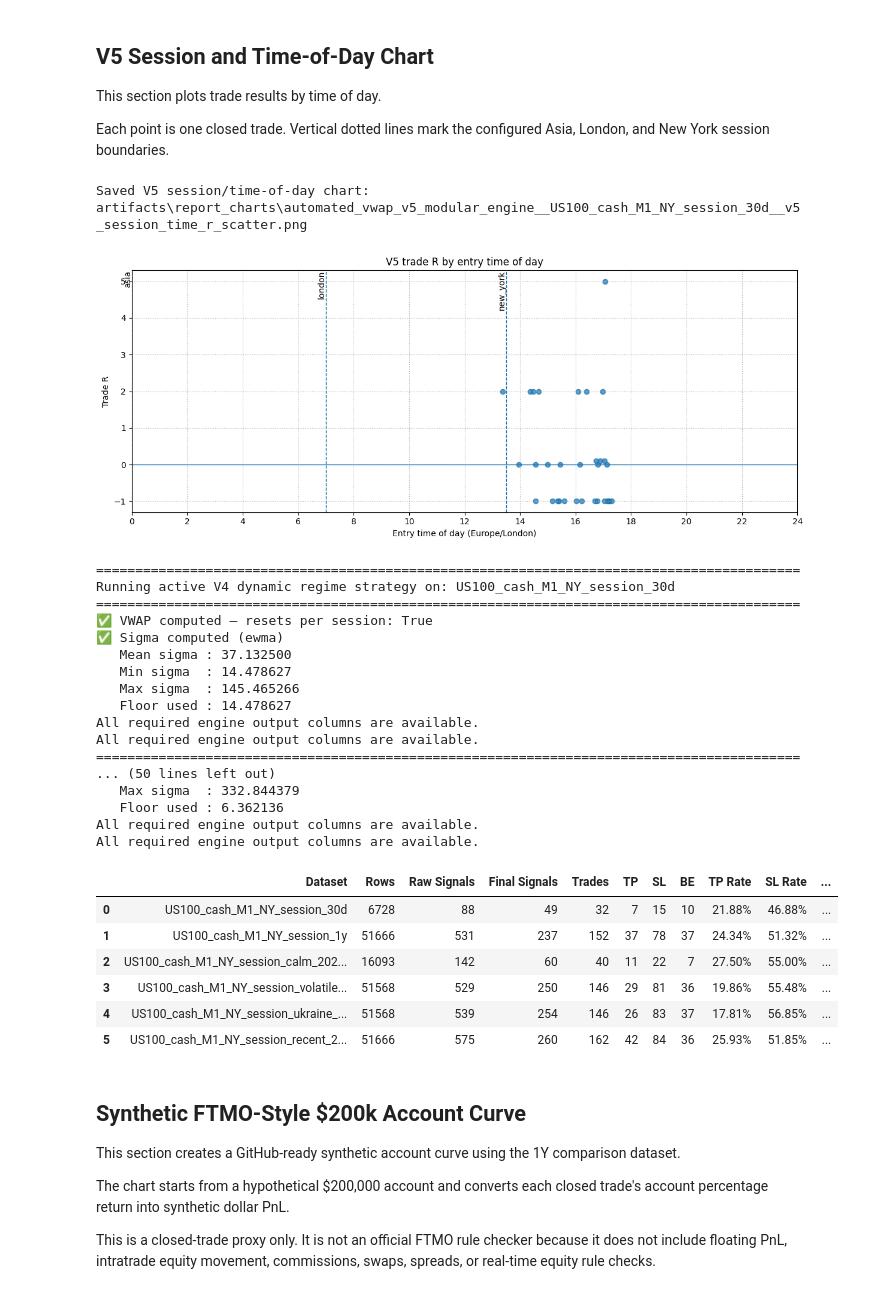
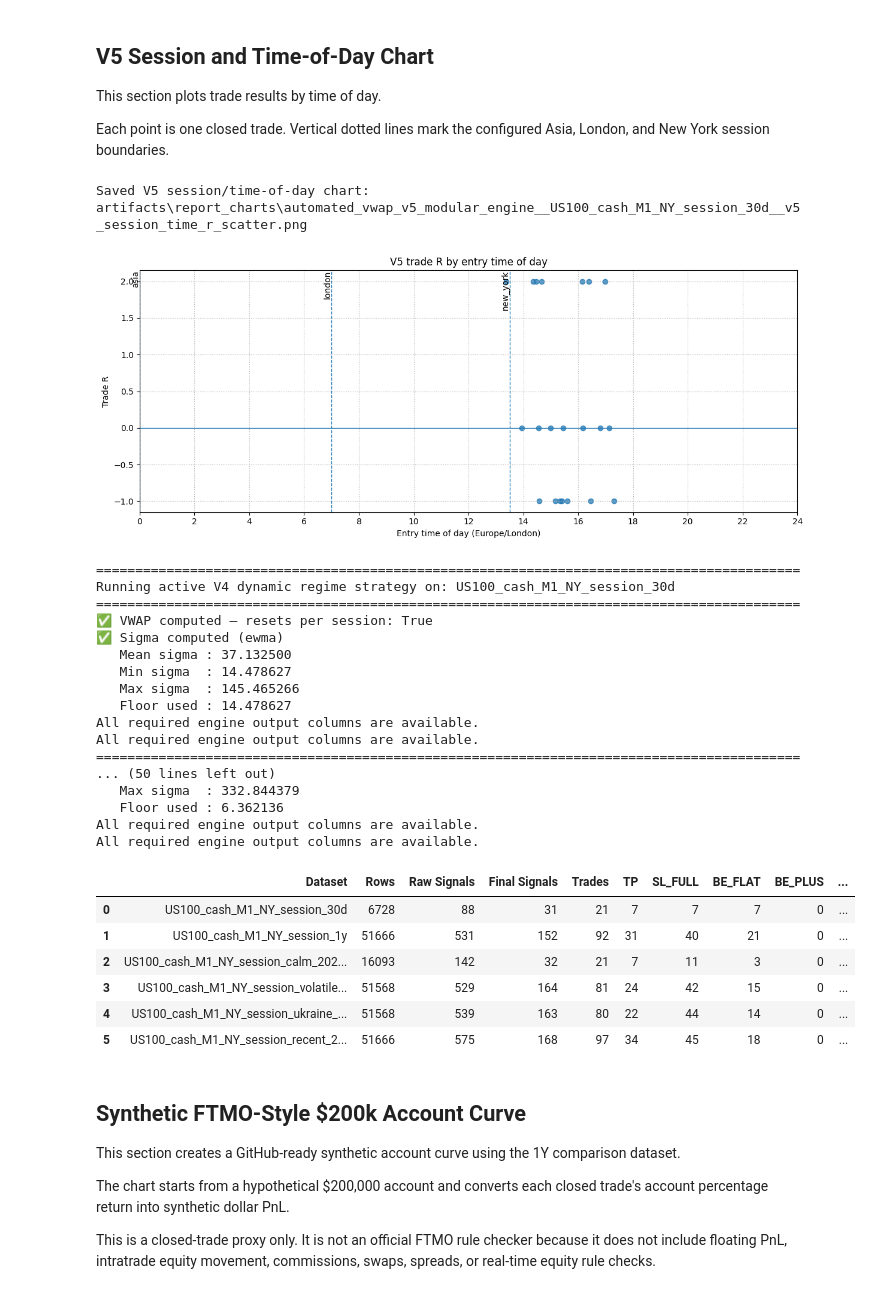
Before and after one commit to MichaelMorgante/VWAP-probability-band-engine, a Jupyter notebook: notebooks/automated_vwap_v5_modular_engine.ipynb, the cells around one changed output. Drawn from its saved outputs; the diff is of its cells as text; code cells hidden in the pictures.

```diff
--- a/notebooks/automated_vwap_v5_modular_engine.ipynb
+++ b/notebooks/automated_vwap_v5_modular_engine.ipynb
@@ -1843,7 +1843,7 @@ def build_v5_preset_summary(config: dict, selected_preset: str) -> pd.DataFrame:
 
 # Optional preset application.
 # Leave as "custom" to use the manual Section 13A toggles exactly as written.
-SELECTED_V5_PRESET = "custom"
+SELECTED_V5_PRESET = "intelligent_default"
 
 # Examples:
 # SELECTED_V5_PRESET = "manual_v1"
@@ -8241,6 +8237,7 @@ def build_v5_managed_exit_metrics(trades: pd.DataFrame) -> dict:
         "trailed_profit_count": int(counts.get("TRAILED_SL_PROFIT", 0)),
         "time_exit_count": int(counts.get("TIME_EXIT", 0)),
         "target_tp_rate": safe_divide(int(counts.get("TP", 0)), total_trades),
+        "full_sl_rate": safe_divide(int(counts.get("SL_FULL", 0)), total_trades),
         "positive_exit_rate": safe_divide(positive_exit_count, total_trades),
         "win_rate_ex_flat_be": safe_divide(positive_exit_count, non_flat_count),
         "non_loss_rate": safe_divide(non_loss_count, total_trades),
@@ -8328,6 +8325,7 @@ def build_performance_summary(
         "be_rate": be_rate,
         "win_rate_excluding_be": win_rate_excluding_be,
         "target_tp_rate": managed_exit_metrics["target_tp_rate"],
+        "full_sl_rate": managed_exit_metrics["full_sl_rate"],
         "positive_exit_rate": managed_exit_metrics["positive_exit_rate"],
         "win_rate_ex_flat_be": managed_exit_metrics["win_rate_ex_flat_be"],
         "non_loss_rate": managed_exit_metrics["non_loss_rate"],
@@ -10992,7 +10974,7 @@ v5_session_time_chart_path = plot_v5_session_time_chart(
 )
 # %% [output]
 Saved V5 session/time-of-day chart: artifacts\report_charts\automated_vwap_v5_modular_engine__US100_cash_M1_NY_session_30d__v5_session_time_r_scatter.png
-[figure, old version]
+[figure, new version]
 # %%
 def run_v3_backtest_for_dataset(base_config: dict, dataset_config: dict) -> dict:
     """
@@ -11058,46 +11040,47 @@ comparison_table = pd.DataFrame(
             "TRAILED_SL_PROFIT": summary["trailed_profit_count"],
             "TIME_EXIT": summary["time_exit_count"],
             "Target TP Rate": f"{summary['target_tp_rate']:.2%}",
+            "Full SL Rate": f"{summary['full_sl_rate']:.2%}",
             "Positive Exit Rate": f"{summary['positive_exit_rate']:.2%}",
             "WR ex Flat BE": f"{summary['win_rate_ex_flat_be']:.2%}",
             "Non-Loss Rate": f"{summary['non_loss_rate']:.2%}",
             "Total R": f"{summary['total_r']:.2f}R",
             "Avg R": f"{summary['average_r']:.3f}R",
             "Account %": f"{summary['total_account_pct']:.2f}%",
             "Points": f"{summary['total_points']:.2f}",
             "Avg Bars": f"{summary['average_bars_held']:.2f}",
             "Skipped": summary["total_skipped_signals"],
         }
         for summary in comparison_summaries
     ]
 )
 
 comparison_table
 # %% [output]
 ==========================================================================================
 Running active V4 dynamic regime strategy on: US100_cash_M1_NY_session_30d
 ==========================================================================================
 ✅ VWAP computed — resets per session: True
 ✅ Sigma computed (ewma)
    Mean sigma : 37.132500
    Min sigma  : 14.478627
    Max sigma  : 145.465266
    Floor used : 14.478627
 All required engine output columns are available.
 All required engine output columns are available.
 ==========================================================================================
 ... (50 lines left out)
    Max sigma  : 332.844379
    Floor used : 6.362136
 All required engine output columns are available.
 All required engine output columns are available.
-|  | Dataset | Rows | Raw Signals | Final Signals | Trades | TP | SL | BE | TP Rate | SL Rate | ... |
-| 0 | US100_cash_M1_NY_session_30d | 6728 | 88 | 49 | 32 | 7 | 15 | 10 | 21.88% | 46.88% | ... |
-| 1 | US100_cash_M1_NY_session_1y | 51666 | 531 | 237 | 152 | 37 | 78 | 37 | 24.34% | 51.32% | ... |
-| 2 | US100_cash_M1_NY_session_calm_202... | 16093 | 142 | 60 | 40 | 11 | 22 | 7 | 27.50% | 55.00% | ... |
-| 3 | US100_cash_M1_NY_session_volatile... | 51568 | 529 | 250 | 146 | 29 | 81 | 36 | 19.86% | 55.48% | ... |
-| 4 | US100_cash_M1_NY_session_ukraine_... | 51568 | 539 | 254 | 146 | 26 | 83 | 37 | 17.81% | 56.85% | ... |
-| 5 | US100_cash_M1_NY_session_recent_2... | 51666 | 575 | 260 | 162 | 42 | 84 | 36 | 25.93% | 51.85% | ... |
+|  | Dataset | Rows | Raw Signals | Final Signals | Trades | TP | SL_FULL | BE_FLAT | BE_PLUS | ... |
+| 0 | US100_cash_M1_NY_session_30d | 6728 | 88 | 31 | 21 | 7 | 7 | 7 | 0 | ... |
+| 1 | US100_cash_M1_NY_session_1y | 51666 | 531 | 152 | 92 | 31 | 40 | 21 | 0 | ... |
+| 2 | US100_cash_M1_NY_session_calm_202... | 16093 | 142 | 32 | 21 | 7 | 11 | 3 | 0 | ... |
+| 3 | US100_cash_M1_NY_session_volatile... | 51568 | 529 | 164 | 81 | 24 | 42 | 15 | 0 | ... |
+| 4 | US100_cash_M1_NY_session_ukraine_... | 51568 | 539 | 163 | 80 | 22 | 44 | 14 | 0 | ... |
+| 5 | US100_cash_M1_NY_session_recent_2... | 51666 | 575 | 168 | 97 | 34 | 45 | 18 | 0 | ... |
 # %% [markdown]
 ## Synthetic FTMO-Style $200k Account Curve
 
```
Also changed, not shown: parts of 27 cells of this notebook.
